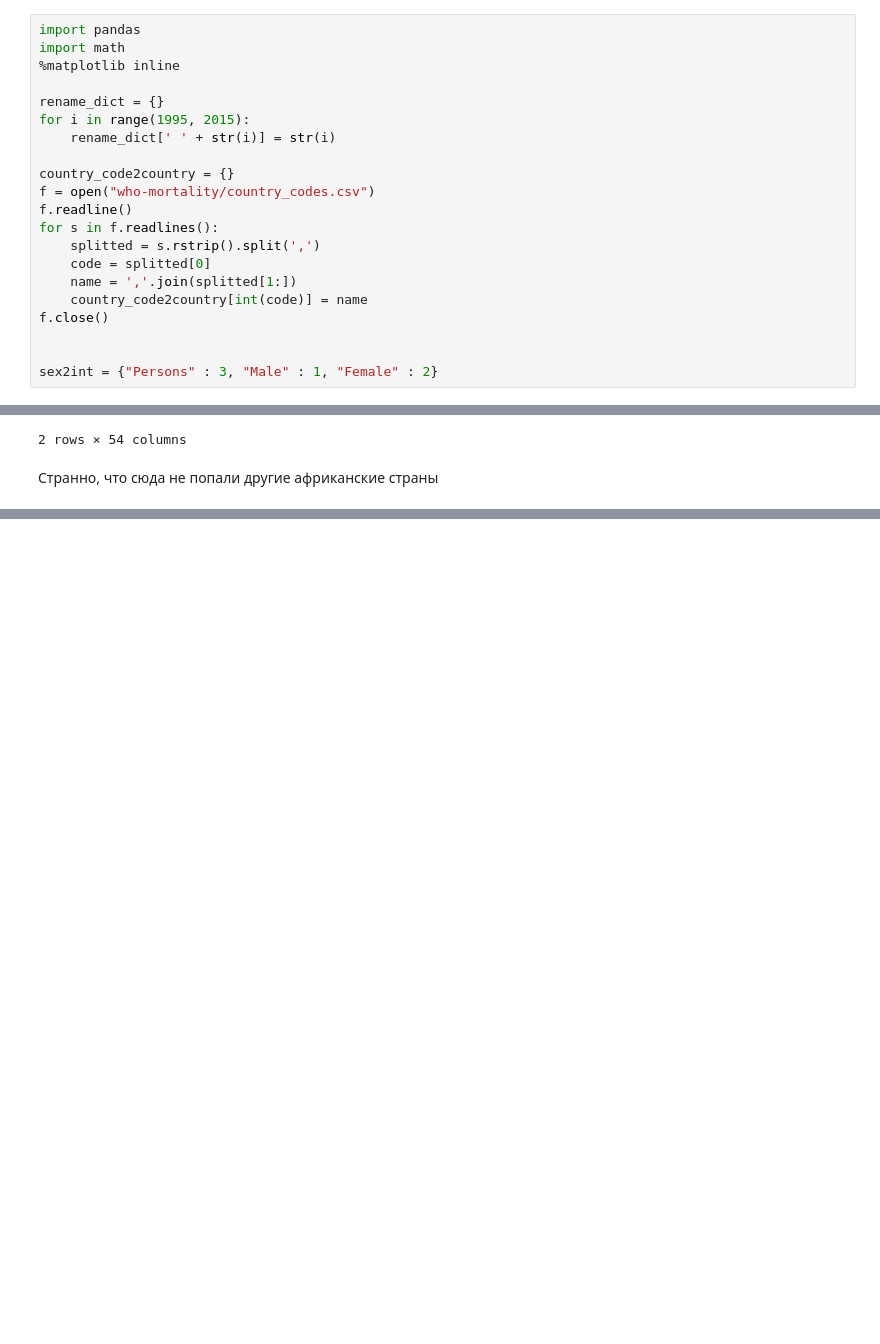
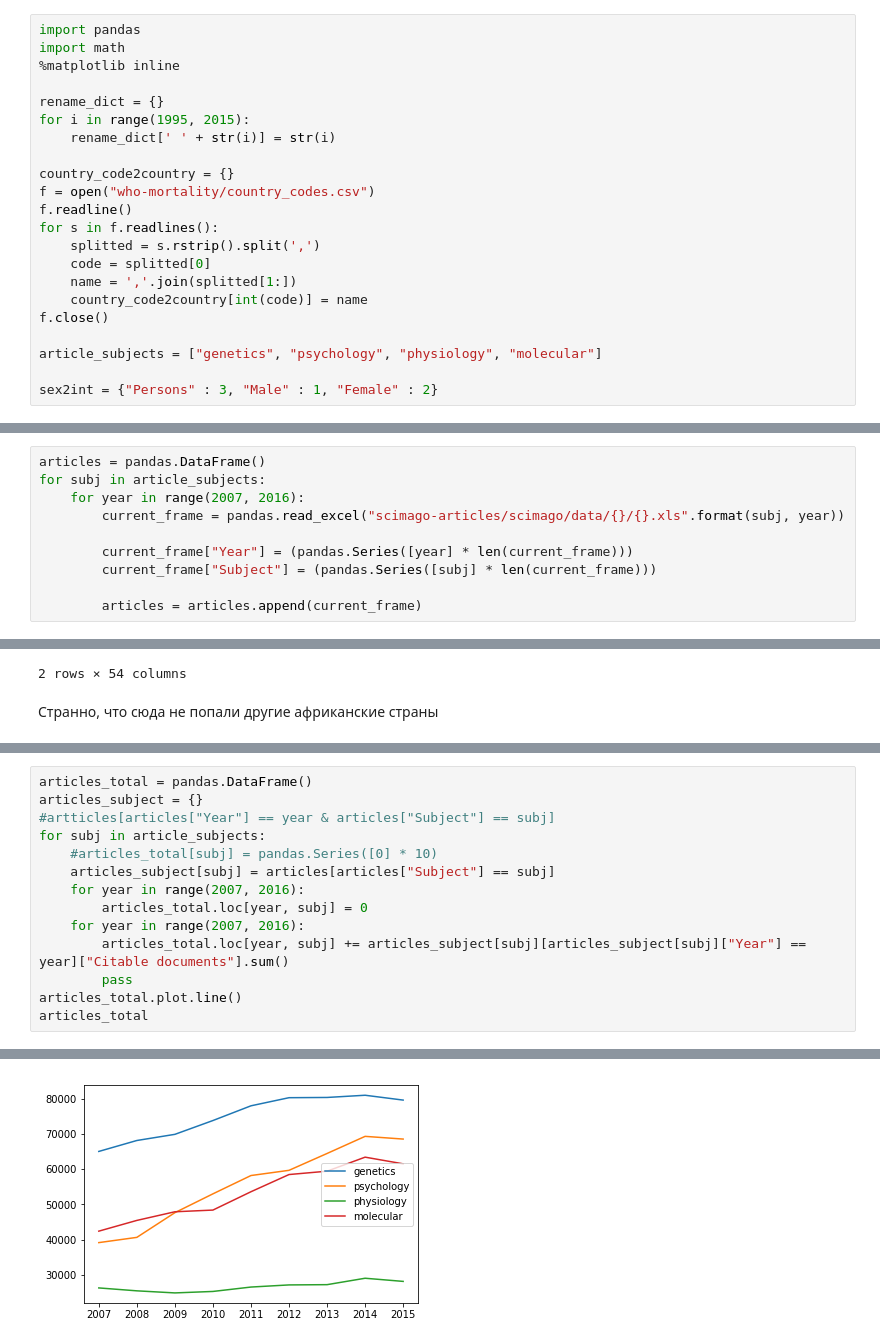
Before and after one commit to Derrior/data-journalism, a Jupyter notebook: data-crawling/who-data.ipynb, the cells around one changed output, grey strips where cells are left out. Cells and saved outputs as stored; diff of their text form; blank space fills up the shorter version.

Commit message:
loaded & plotted articles

```diff
--- a/data-crawling/who-data.ipynb
+++ b/data-crawling/who-data.ipynb
@@ -17,12 +17,23 @@ for s in f.readlines():
     country_code2country[int(code)] = name
 f.close()
 
+article_subjects = ["genetics", "psychology", "physiology", "molecular"]
 
 sex2int = {"Persons" : 3, "Male" : 1, "Female" : 2}
 # %%
 disease = pandas.read_excel("who-desease-burden/GHE2015_YLD-2015-country.xls", sheet_name=1, header=6)
 mortality = pandas.read_csv("who-mortality/mort-no-nan-col.csv")
 causes_of_death = pandas.read_csv("who-mortality/causes-of-death.csv", sep=";")
+# %%
+articles = pandas.DataFrame()
+for subj in article_subjects:
+    for year in range(2007, 2016):
+        current_frame = pandas.read_excel("scimago-articles/scimago/data/{}/{}.xls".format(subj, year))
+
+        current_frame["Year"] = (pandas.Series([year] * len(current_frame)))
+        current_frame["Subject"] = (pandas.Series([subj] * len(current_frame)))
+
+        articles = articles.append(current_frame)
 # %%
 i = 0
 def choose_last_value(a):
@@ -137,0 +217,15 @@ filtered_bae[filtered_bae["Infectious and parasitic diseases"] > 2000]
+# %%
+articles_total = pandas.DataFrame()
+articles_subject = {}
+#artticles[articles["Year"] == year & articles["Subject"] == subj]
+for subj in article_subjects:
+    #articles_total[subj] = pandas.Series([0] * 10)
+    articles_subject[subj] = articles[articles["Subject"] == subj]
+    for year in range(2007, 2016):
+        articles_total.loc[year, subj] = 0
+    for year in range(2007, 2016):
+        articles_total.loc[year, subj] += articles_subject[subj][articles_subject[subj]["Year"] == year]["Citable documents"].sum()
+        pass
+articles_total.plot.line()
+articles_total
+# %% [output]
@@ -137,0 +242 @@ filtered_bae[filtered_bae["Infectious and parasitic diseases"] > 2000]
+[figure, added]
```
Also changed, not shown: parts of 13 cells of this notebook, 5 other files.
